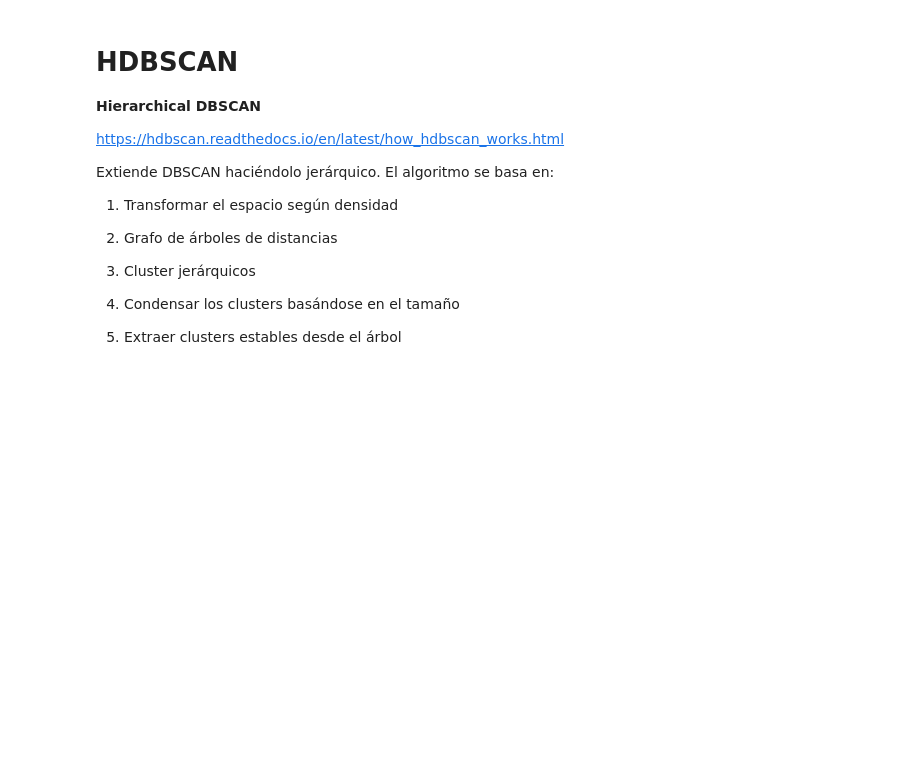
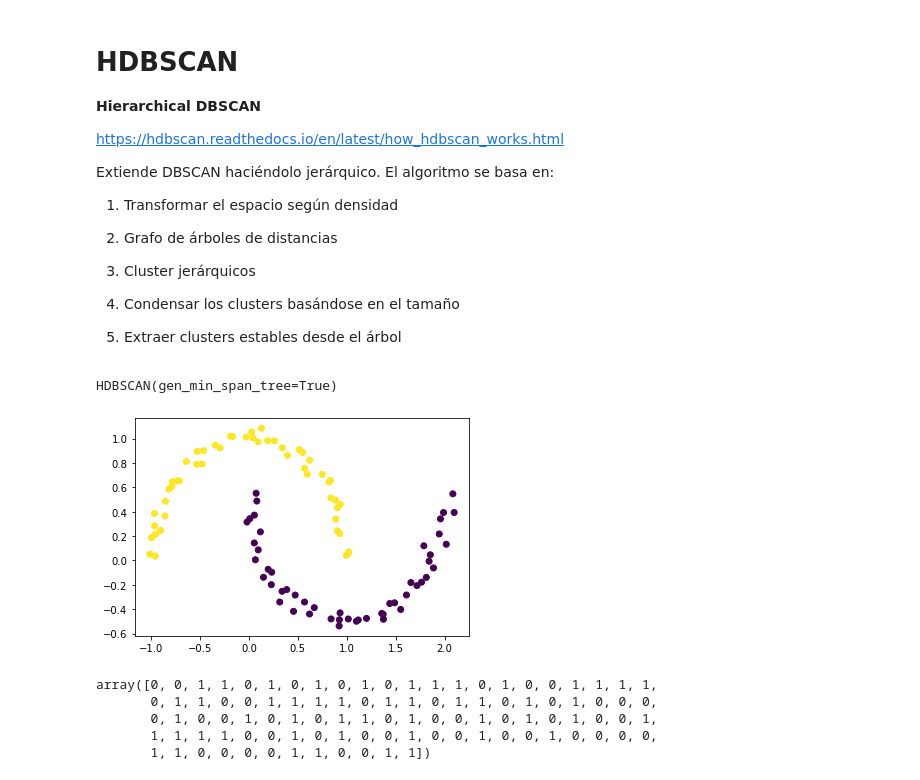
Before and after one commit to Ironhack-Data-Madrid-Mayo-2022/apuntes_clase, a Jupyter notebook: semana_7/4.2 - Mas modelos USL.ipynb, the cells around one changed output. Saved outputs shown, nothing was run; the diff lists cells and outputs as text; code cells hidden in the pictures; blank space fills up the shorter version.

```diff
--- a/semana_7/4.2 - Mas modelos USL.ipynb
+++ b/semana_7/4.2 - Mas modelos USL.ipynb
@@ -50,0 +107,20 @@ Extiende DBSCAN haciéndolo jerárquico. El algoritmo se basa en:
+# %%
+hdbscan=HDBSCAN(gen_min_span_tree=True)
+# %%
+hdbscan.fit(moons[0])
+# %% [output]
+HDBSCAN(gen_min_span_tree=True)
+# %%
+plt.scatter(moons[0][:,0],
+            moons[0][:,1],
+            c=hdbscan.labels_);
+# %% [output]
+[figure, added]
+# %%
+hdbscan.labels_
+# %% [output]
+array([0, 0, 1, 1, 0, 1, 0, 1, 0, 1, 0, 1, 1, 1, 0, 1, 0, 0, 1, 1, 1, 1,
+       0, 1, 1, 0, 0, 1, 1, 1, 1, 0, 1, 1, 0, 1, 1, 0, 1, 0, 1, 0, 0, 0,
+       0, 1, 0, 0, 1, 0, 1, 0, 1, 1, 0, 1, 0, 0, 1, 0, 1, 0, 1, 0, 0, 1,
+       1, 1, 1, 1, 0, 0, 1, 0, 1, 0, 0, 1, 0, 0, 1, 0, 0, 1, 0, 0, 0, 0,
+       1, 1, 0, 0, 0, 0, 1, 1, 0, 0, 1, 1])
```
Also changed, not shown: parts of 32 cells of this notebook, 1 other file.
